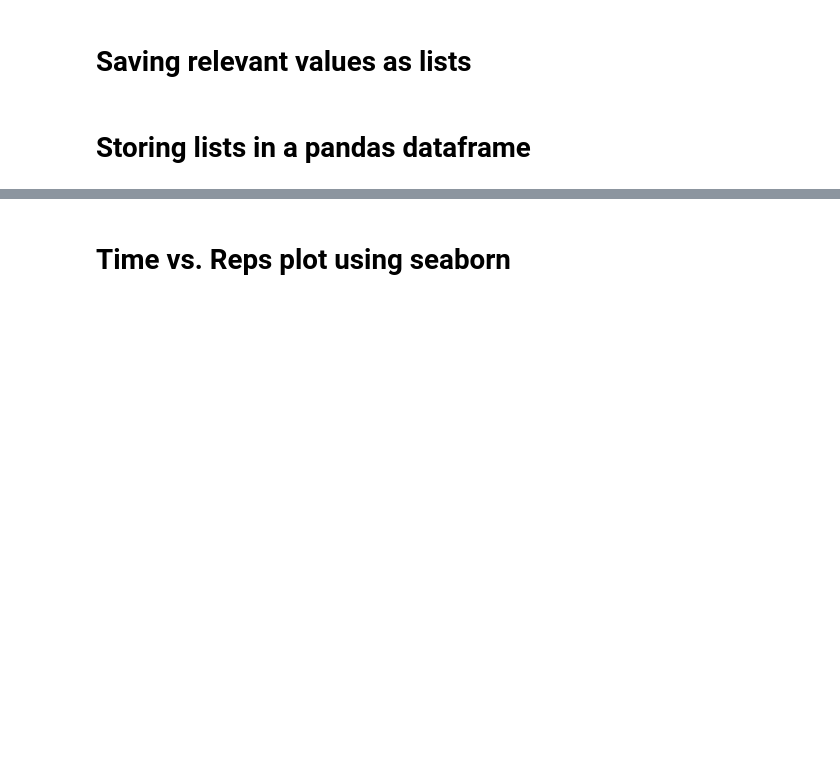
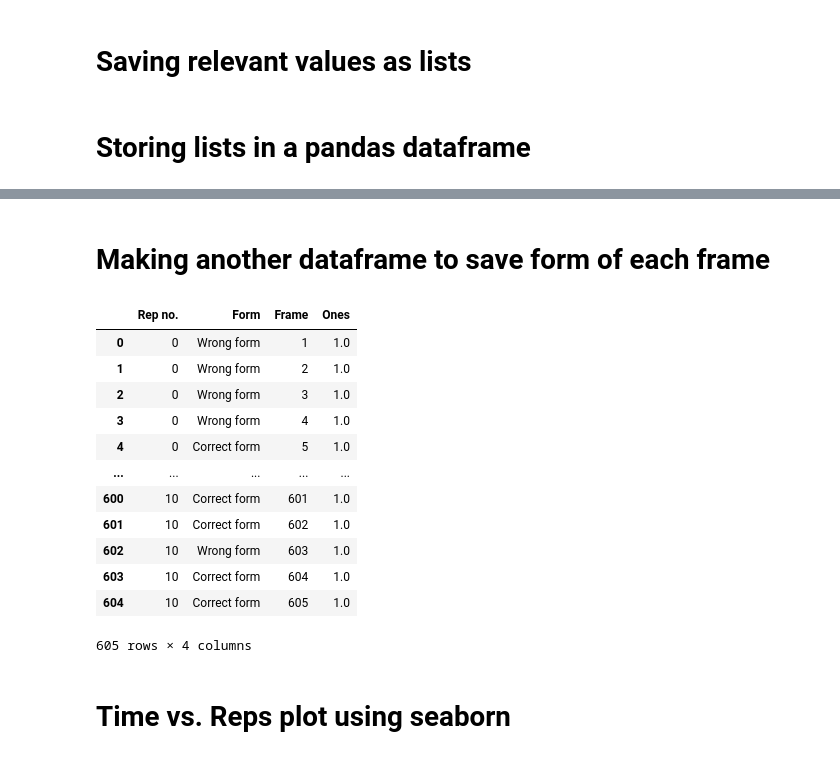
Before and after one commit to ABCSquad/FitPose-Django, a Jupyter notebook: data_viz.ipynb, the cells around one changed output, grey strips where cells are left out. Saved outputs shown, nothing was run; the diff lists cells and outputs as text; code cells hidden in the pictures; blank space fills up the shorter version.

```diff
--- a/data_viz.ipynb
+++ b/data_viz.ipynb
@@ -57,3 +55,25 @@ data
+# %% [markdown]
+# Making another dataframe to save form of each frame
+# %%
+form_df = pd.DataFrame(reps['frame_form']).transpose()
+form_df.columns=['Rep no.','Form']
+form_df['Frame']=form_df.index+1
+form_df['Ones']=np.ones([reps['frame']])
+form_df
+# %% [output]
+|  | Rep no. | Form | Frame | Ones |
+| 0 | 0 | Wrong form | 1 | 1.0 |
+| 1 | 0 | Wrong form | 2 | 1.0 |
+| 2 | 0 | Wrong form | 3 | 1.0 |
+| 3 | 0 | Wrong form | 4 | 1.0 |
+| 4 | 0 | Correct form | 5 | 1.0 |
+| ... | ... | ... | ... | ... |
+| 600 | 10 | Correct form | 601 | 1.0 |
+| 601 | 10 | Correct form | 602 | 1.0 |
+| 602 | 10 | Wrong form | 603 | 1.0 |
+| 603 | 10 | Correct form | 604 | 1.0 |
+| 604 | 10 | Correct form | 605 | 1.0 |
+605 rows × 4 columns
 # %% [markdown]
 # Time vs. Reps plot using seaborn
 # %%
```
Also changed, not shown: parts of 14 cells of this notebook, 1 other file.
